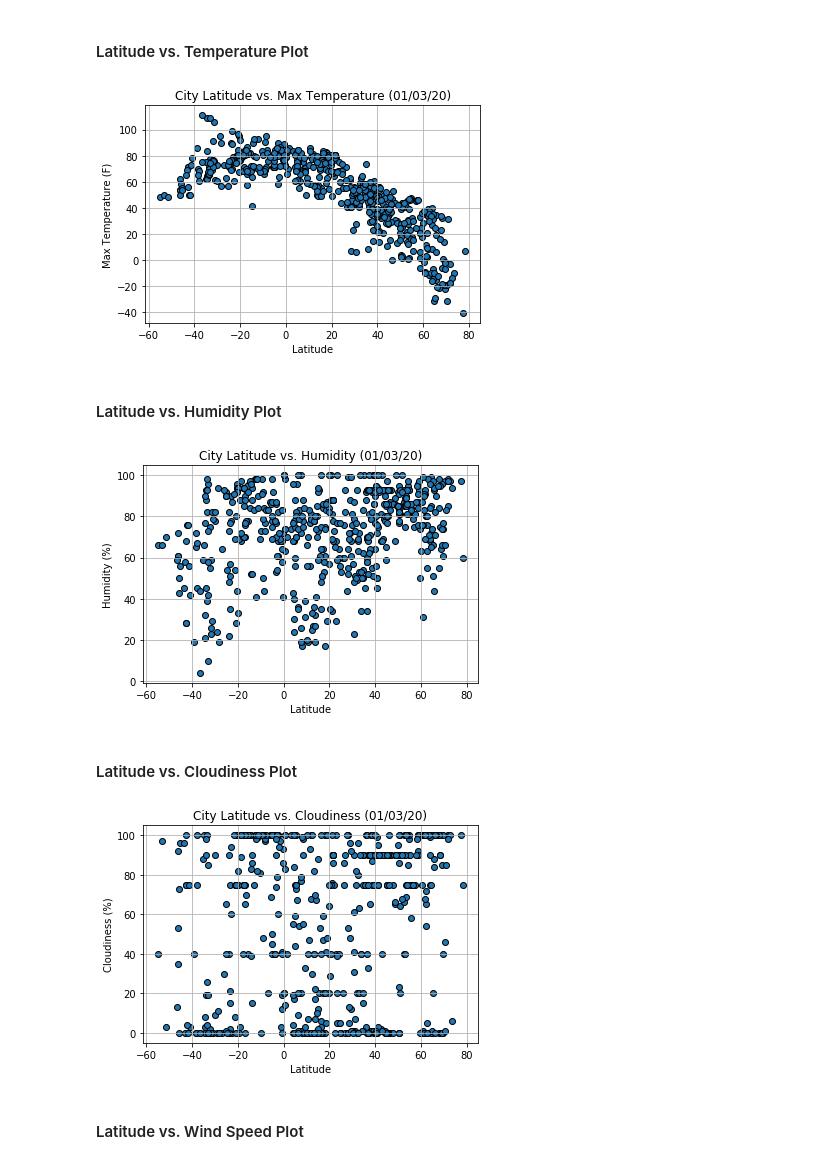
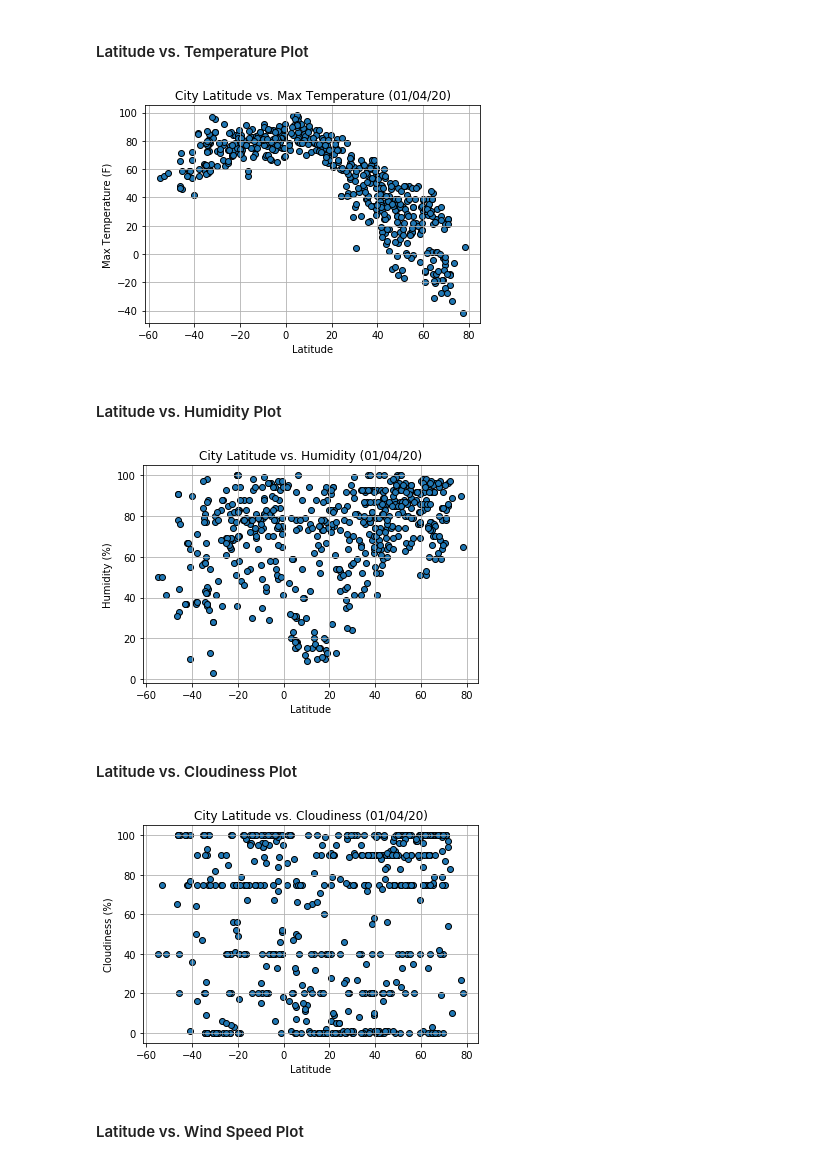
Before and after one commit to nmajeski/python-api-challenge, a Jupyter notebook: WeatherPy/WeatherPy.ipynb, the cells around one changed output. Drawn from its saved outputs; the diff is of its cells as text; code cells hidden in the pictures.

```diff
--- a/WeatherPy/WeatherPy.ipynb
+++ b/WeatherPy/WeatherPy.ipynb
@@ -150,14 +150,14 @@ city_data_df.head()
 # %%
 x_values = city_data_df['Lat']
 y_values = city_data_df['Max Temp']
 plt.scatter(x_values, y_values, edgecolors='black')
 plt.xlabel('Latitude')
 plt.ylabel('Max Temperature (F)')
 plt.grid()
-plt.title('City Latitude vs. Max Temperature (01/03/20)')
+plt.title('City Latitude vs. Max Temperature (01/04/20)')
 plt.savefig('output_data/CityLatitudeVsMaxTemp.png')
 # %% [output]
-[figure, old version]
+[figure, new version]
 # %%
 # This plot shows that the temperature is typically higher in the Southern Hemisphere, particularly as we approach just below the equator. This makes sense since it is Summer in the Southern Hemisphere and Winter in the Northern Hemisphere in January.
 # %% [markdown]
@@ -169,10 +169,10 @@ plt.scatter(x_values, y_values, edgecolors='black')
 plt.xlabel('Latitude')
 plt.ylabel('Humidity (%)')
 plt.grid()
-plt.title('City Latitude vs. Humidity (01/03/20)')
+plt.title('City Latitude vs. Humidity (01/04/20)')
 plt.savefig('output_data/CityLatitudeVsHumidity.png')
 # %% [output]
-[figure, old version]
+[figure, new version]
 # %%
 # This shows that the humidity is dropping slightly lower in the Southern Hemisphere right now.
 # %% [markdown]
@@ -184,10 +184,10 @@ plt.scatter(x_values, y_values, edgecolors='black')
 plt.xlabel('Latitude')
 plt.ylabel('Cloudiness (%)')
 plt.grid()
-plt.title('City Latitude vs. Cloudiness (01/03/20)')
+plt.title('City Latitude vs. Cloudiness (01/04/20)')
 plt.savefig('output_data/CityLatitudeVsCloudiness.png')
 # %% [output]
-[figure, old version]
+[figure, new version]
 # %%
 # This shows that the cloudiness is not affected much by the Earth's latitude.
 # %% [markdown]
```
Also changed, not shown: parts of 23 cells of this notebook, 5 other files.
